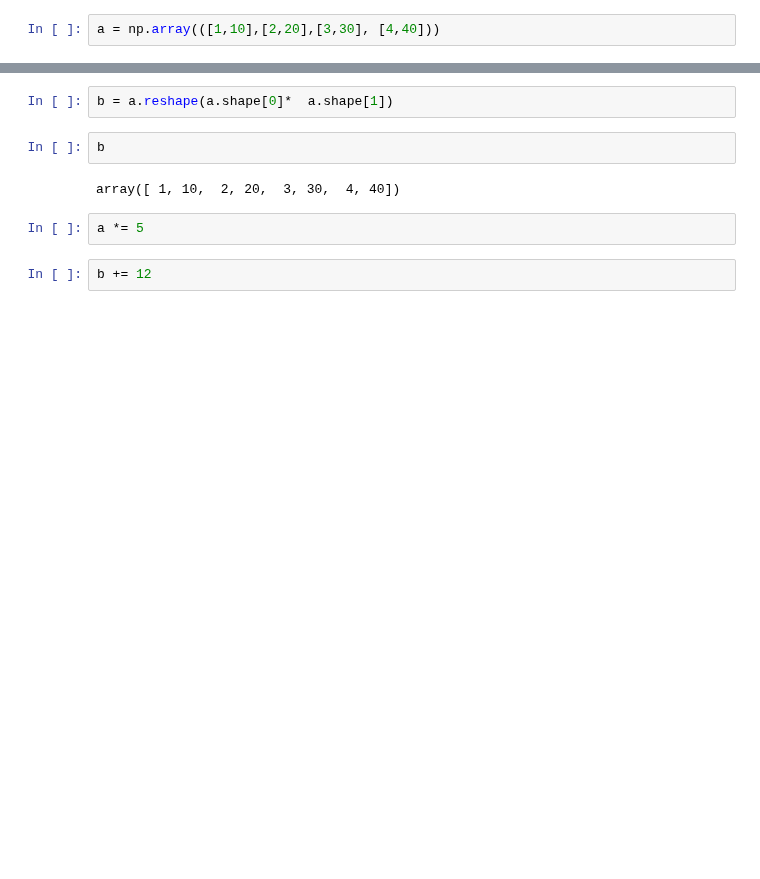
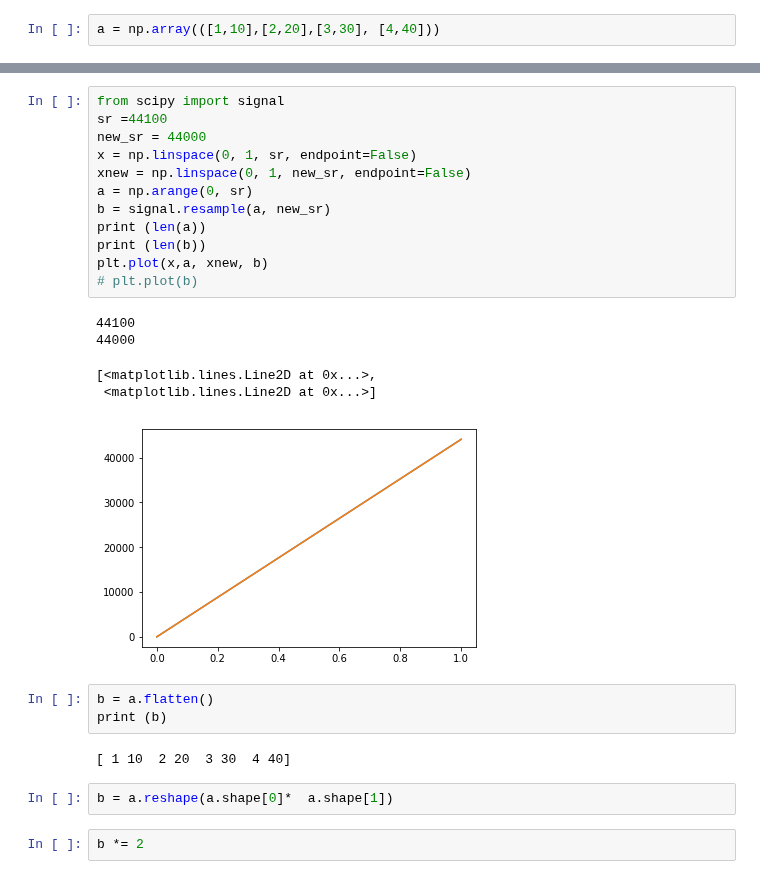
Before and after one commit to interactive-sonification/pya, a Jupyter notebook: examples/Jiajun_dev.ipynb, the cells around one changed output, grey strips where cells are left out. Saved outputs shown, nothing was run; the diff lists cells and outputs as text; blank space fills up the shorter version.

```diff
--- a/examples/Jiajun_dev.ipynb
+++ b/examples/Jiajun_dev.ipynb
@@ -254,13 +301,30 @@ a.shape
+# %%
+from scipy import signal
+sr =44100
+new_sr = 44000
+x = np.linspace(0, 1, sr, endpoint=False)
+xnew = np.linspace(0, 1, new_sr, endpoint=False)
+a = np.arange(0, sr)
+b = signal.resample(a, new_sr)
+print (len(a))
+print (len(b))
+plt.plot(x,a, xnew, b)
+# plt.plot(b)
+# %% [output]
+44100
+44000
+[<matplotlib.lines.Line2D at 0x...>,
+ <matplotlib.lines.Line2D at 0x...>]
+[figure, added]
+# %%
+b = a.flatten()
+print (b)
+# %% [output]
+[ 1 10  2 20  3 30  4 40]
 # %%
 b = a.reshape(a.shape[0]*  a.shape[1])
 # %%
-b
+b *= 2
-# %% [output]
-array([ 1, 10,  2, 20,  3, 30,  4, 40])
-# %%
-a *= 5
-# %%
-b += 12
 # %%
 a
 # %% [output]
```
Also changed, not shown: parts of 37 cells of this notebook, 3 other files.
